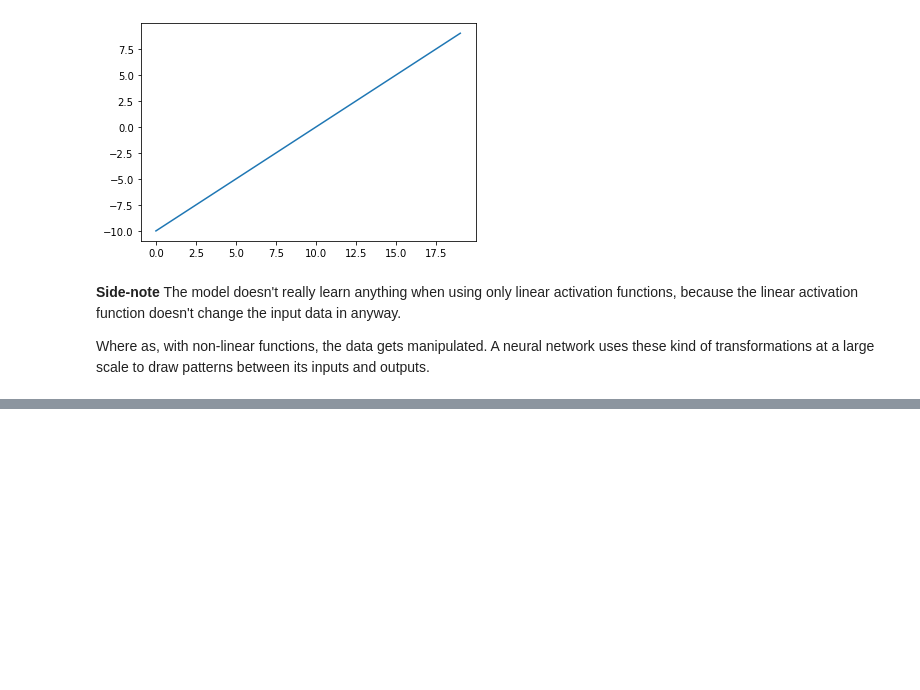
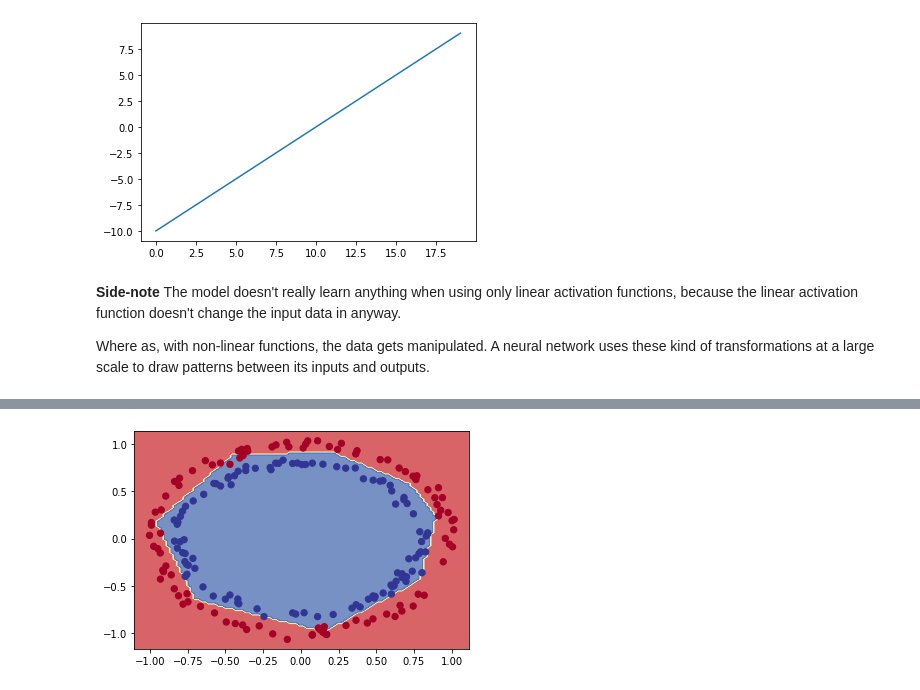
Before and after one commit to Ammar-Raneez/TF_Learning_ZTM, a Jupyter notebook: tensorflow-classification.ipynb, the cells around one changed output, grey strips where cells are left out. Drawn from its saved outputs; the diff is of its cells as text; code cells hidden in the pictures; blank space fills up the shorter version.

```diff
--- a/tensorflow-classification.ipynb
+++ b/tensorflow-classification.ipynb
@@ -606,0 +657,2 @@ Where as, with non-linear functions, the data gets manipulated. A neural network
+# %%
+history = model_8.fit(X_train, y_train, epochs=25)
@@ -606,0 +682,3 @@ Where as, with non-linear functions, the data gets manipulated. A neural network
+# %%
+plot_decision_boundary(model_8, X_test, y_test)
+# %% [output]
@@ -606,0 +687 @@ Where as, with non-linear functions, the data gets manipulated. A neural network
+[figure, added]
```
Also changed, not shown: parts of 8 cells of this notebook.
